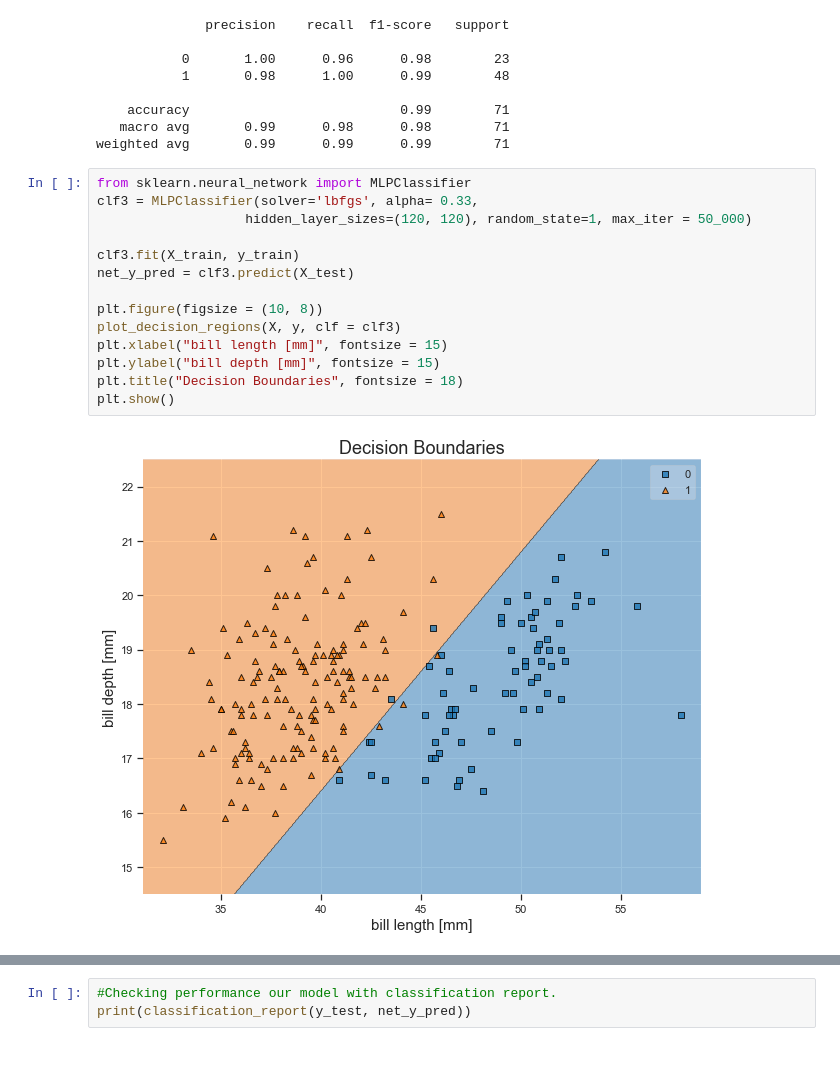
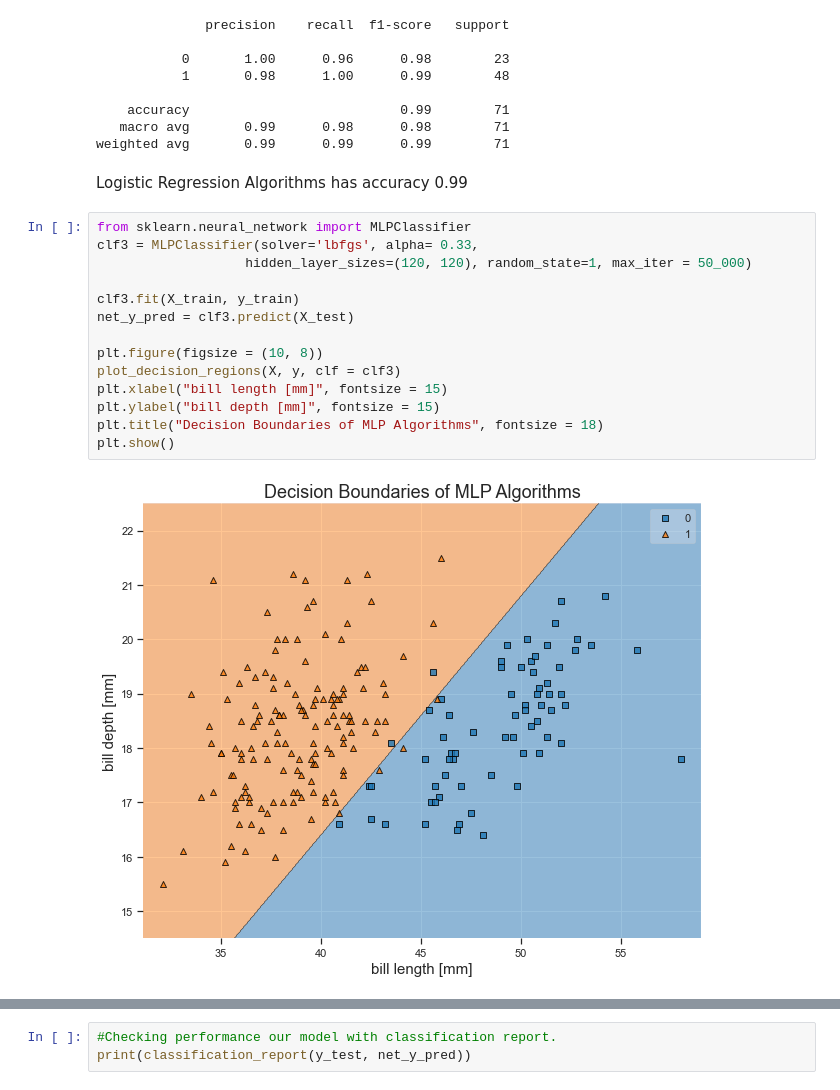
Before and after one commit to Brent-Liu/INDE577, a Jupyter notebook: Supervised Learning/KNN/KNN.ipynb, the cells around one changed output, grey strips where cells are left out. Cells and saved outputs as stored; diff of their text form; blank space fills up the shorter version.

```diff
--- a/Supervised Learning/KNN/KNN.ipynb
+++ b/Supervised Learning/KNN/KNN.ipynb
@@ -431,22 +431,24 @@ print(classification_report(y_test, log_y_pred))
     accuracy                           0.99        71
    macro avg       0.99      0.98      0.98        71
 weighted avg       0.99      0.99      0.99        71
+# %% [markdown]
+Logistic Regression Algorithms has accuracy 0.99
 # %%
 from sklearn.neural_network import MLPClassifier
 clf3 = MLPClassifier(solver='lbfgs', alpha= 0.33,
                    hidden_layer_sizes=(120, 120), random_state=1, max_iter = 50_000)
 
 clf3.fit(X_train, y_train)
 net_y_pred = clf3.predict(X_test)
 
 plt.figure(figsize = (10, 8))
 plot_decision_regions(X, y, clf = clf3)
 plt.xlabel("bill length [mm]", fontsize = 15)
 plt.ylabel("bill depth [mm]", fontsize = 15)
-plt.title("Decision Boundaries", fontsize = 18)
+plt.title("Decision Boundaries of MLP Algorithms", fontsize = 18)
 plt.show()
 # %% [output]
-[figure, old version]
+[figure, new version]
 # %%
 # Calculate the confusion matrix
 cf_matrix = confusion_matrix(y_test, net_y_pred)
```
Also changed, not shown: parts of 5 cells of this notebook.
